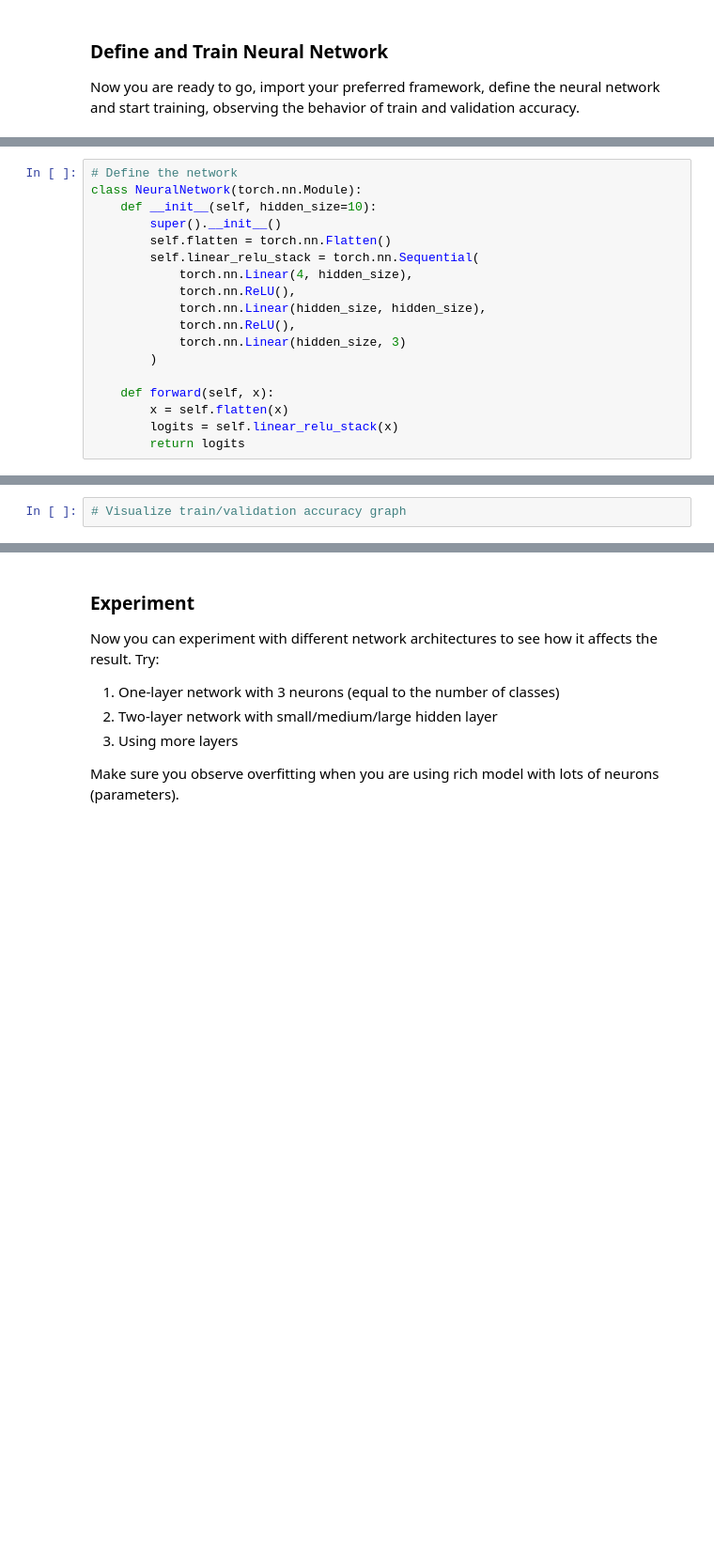
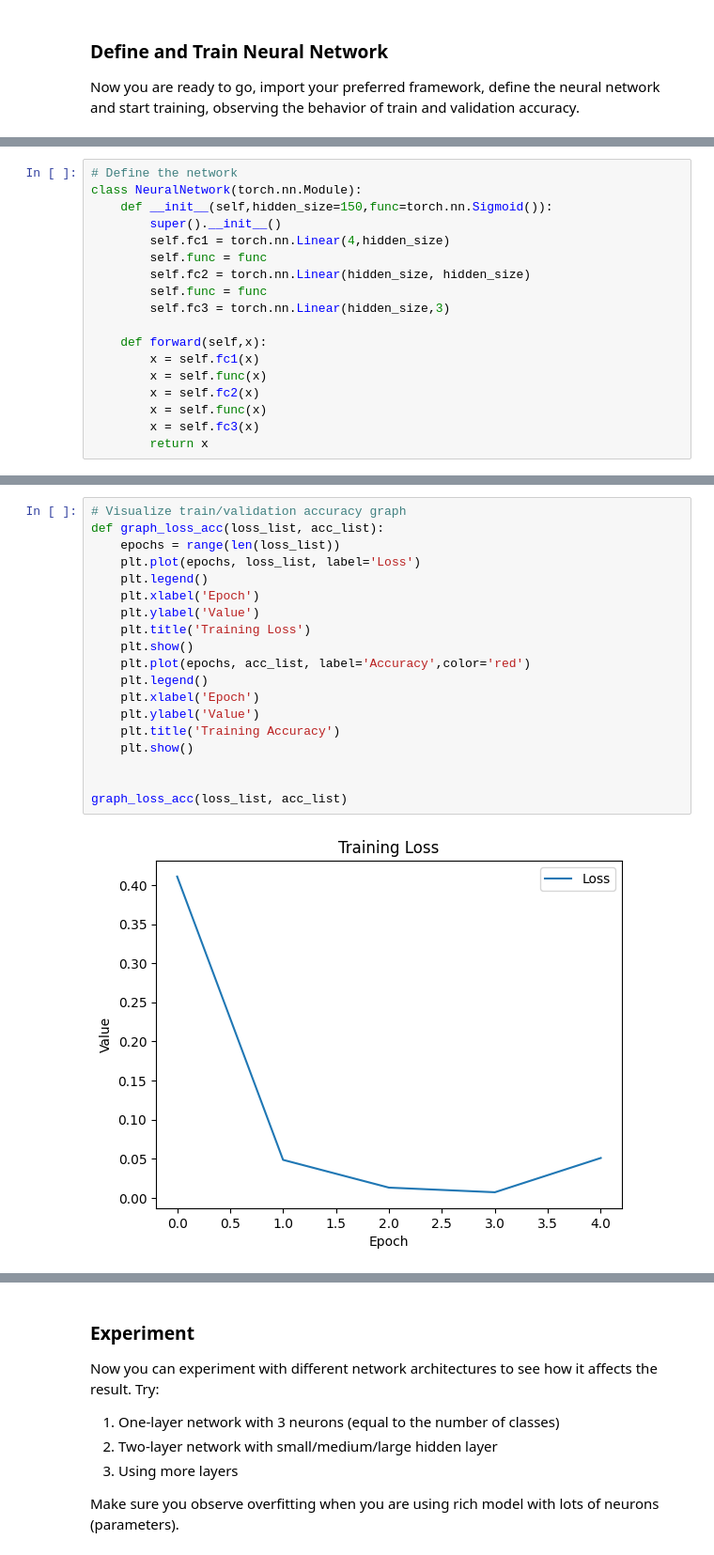
Before and after one commit to KalebKei/AI-For-Beginners, a Jupyter notebook: lessons/3-NeuralNetworks/05-Frameworks/lab/LabFrameworks.ipynb, the cells around one changed output, grey strips where cells are left out. Shown at 94% size. Saved outputs shown, nothing was run; the diff lists cells and outputs as text; blank space fills up the shorter version.

```diff
--- a/lessons/3-NeuralNetworks/05-Frameworks/lab/LabFrameworks.ipynb
+++ b/lessons/3-NeuralNetworks/05-Frameworks/lab/LabFrameworks.ipynb
@@ -139,20 +136,20 @@ NVIDIA GeForce GTX 1080
 # %%
 # Define the network
 class NeuralNetwork(torch.nn.Module):
-    def __init__(self, hidden_size=10):
+    def __init__(self,hidden_size=150,func=torch.nn.Sigmoid()):
         super().__init__()
-        self.flatten = torch.nn.Flatten()
-        self.linear_relu_stack = torch.nn.Sequential(
-            torch.nn.Linear(4, hidden_size),
-            torch.nn.ReLU(),
-            torch.nn.Linear(hidden_size, hidden_size),
-            torch.nn.ReLU(),
-            torch.nn.Linear(hidden_size, 3)
-        )
+        self.fc1 = torch.nn.Linear(4,hidden_size)
+        self.func = func
+        self.fc2 = torch.nn.Linear(hidden_size, hidden_size)
+        self.func = func
+        self.fc3 = torch.nn.Linear(hidden_size,3)
 
-    def forward(self, x):
-        x = self.flatten(x)
-        logits = self.linear_relu_stack(x)
-        return logits
+    def forward(self,x):
+        x = self.fc1(x)
+        x = self.func(x)
+        x = self.fc2(x)
+        x = self.func(x)
+        x = self.fc3(x)
+        return x
 # %%
 # Train the network
@@ -184,2 +212,21 @@ TypeError: flatten() takes from 0 to 1 positional arguments but 2 were given
-# %%
-# Visualize train/validation accuracy graph
+# %%
+# Visualize train/validation accuracy graph
+def graph_loss_acc(loss_list, acc_list):
+    epochs = range(len(loss_list))
+    plt.plot(epochs, loss_list, label='Loss')
+    plt.legend()
+    plt.xlabel('Epoch')
+    plt.ylabel('Value')
+    plt.title('Training Loss')
+    plt.show()
+    plt.plot(epochs, acc_list, label='Accuracy',color='red')
+    plt.legend()
+    plt.xlabel('Epoch')
+    plt.ylabel('Value')
+    plt.title('Training Accuracy')
+    plt.show()
+
+
+graph_loss_acc(loss_list, acc_list)
+# %% [output]
+[figure, added]
```
Also changed, not shown: parts of 4 cells of this notebook, 1 other file.
